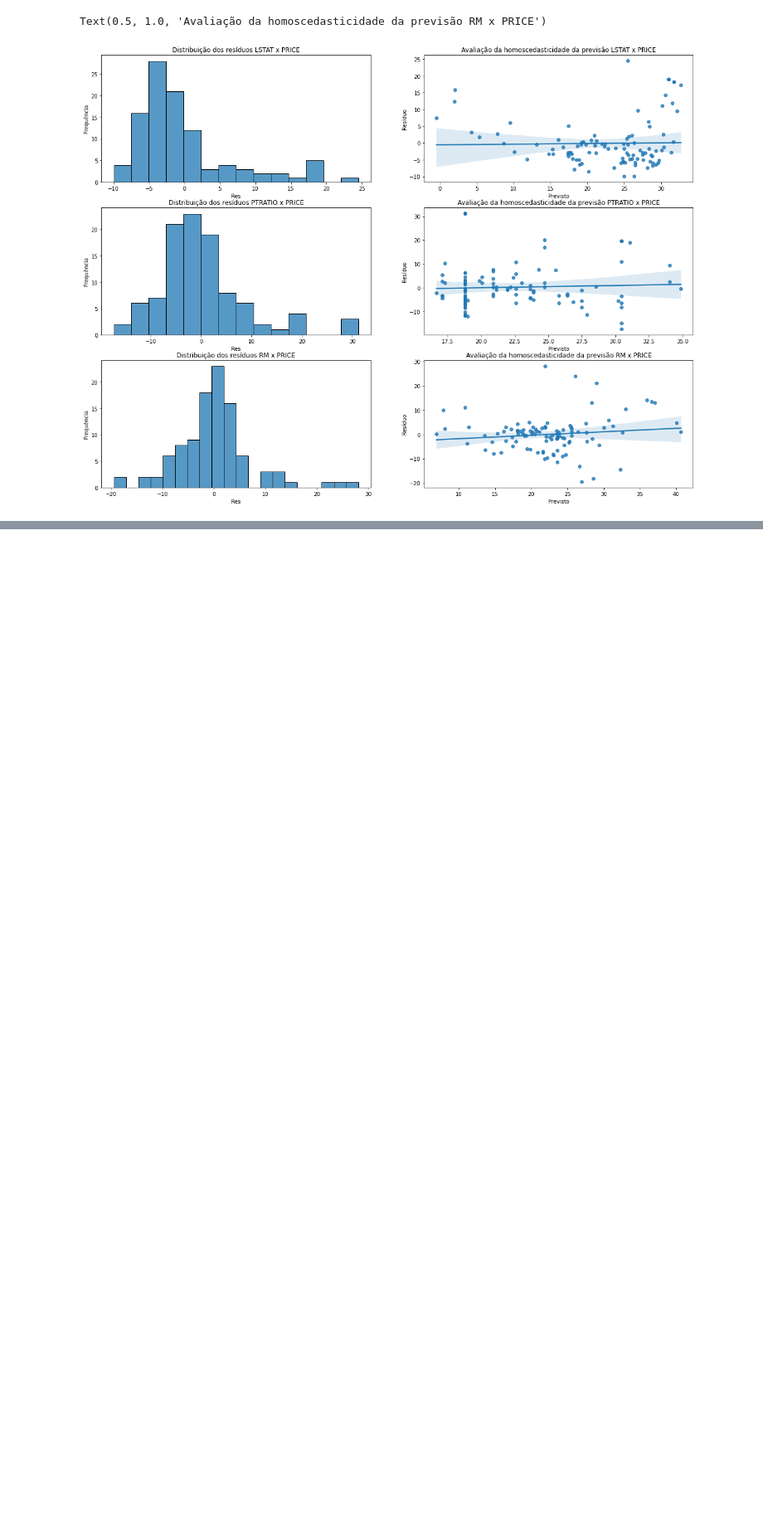
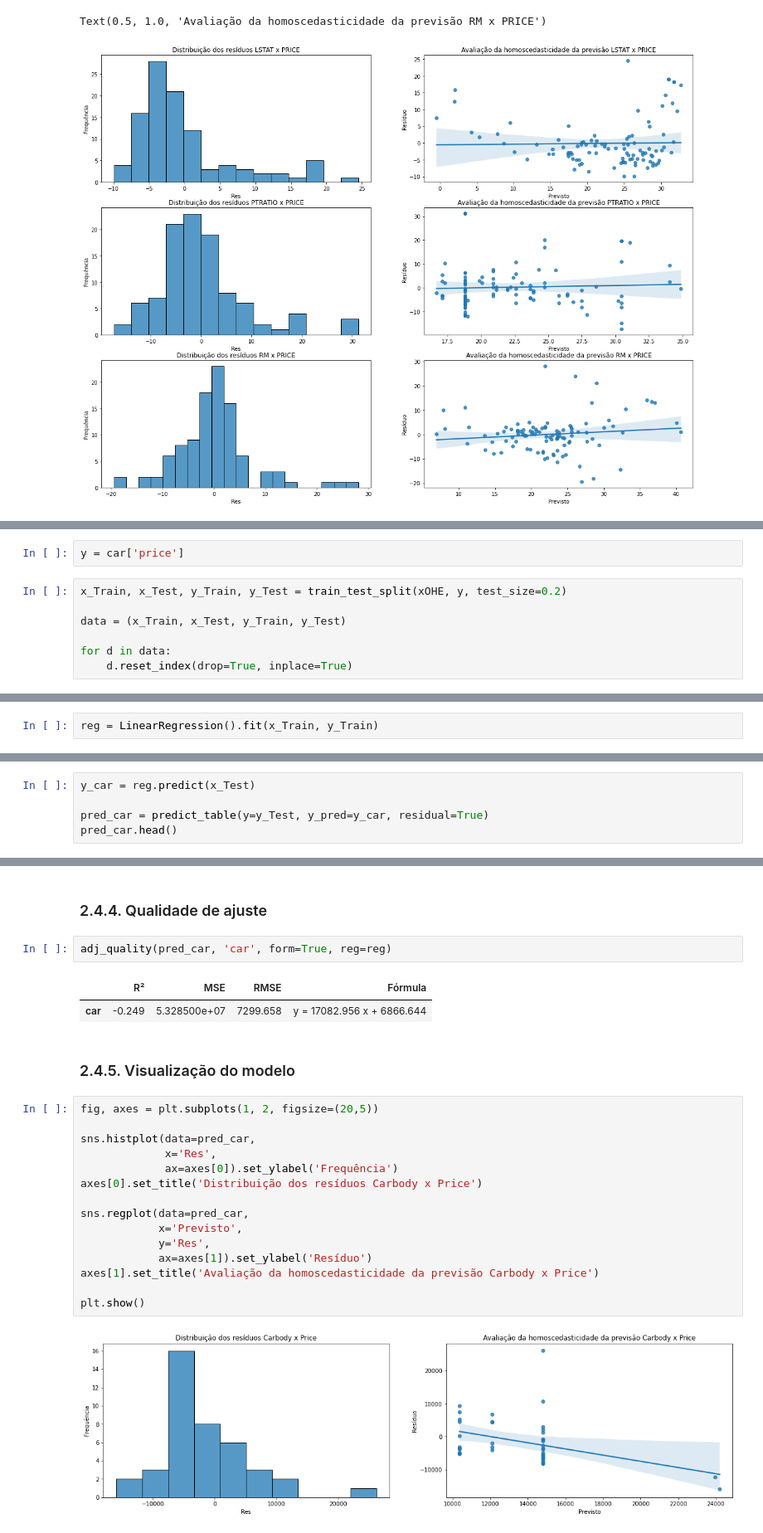
Before and after one commit to bruna-calistrate/Regression-SupervisedModels-Course, a Jupyter notebook: Exercícios.ipynb, the cells around one changed output, grey strips where cells are left out. Shown at 83% size. Drawn from its saved outputs; the diff is of its cells as text; blank space fills up the shorter version.

```diff
--- a/Exercícios.ipynb
+++ b/Exercícios.ipynb
@@ -410,0 +518,9 @@ LSTAT, por possuir o maior R² do grupo.
+# %%
+y = car['price']
+# %%
+x_Train, x_Test, y_Train, y_Test = train_test_split(xOHE, y, test_size=0.2)
+
+data = (x_Train, x_Test, y_Train, y_Test)
+
+for d in data:
+    d.reset_index(drop=True, inplace=True)
@@ -410,0 +529,2 @@ LSTAT, por possuir o maior R² do grupo.
+# %%
+reg = LinearRegression().fit(x_Train, y_Train)
@@ -410,0 +533,5 @@ LSTAT, por possuir o maior R² do grupo.
+# %%
+y_car = reg.predict(x_Test)
+
+pred_car = predict_table(y=y_Test, y_pred=y_car, residual=True)
+pred_car.head()
@@ -410,0 +545,26 @@ LSTAT, por possuir o maior R² do grupo.
+# %% [markdown]
+### 2.4.4. Qualidade de ajuste
+# %%
+adj_quality(pred_car, 'car', form=True, reg=reg)
+# %% [output]
+|  | R² | MSE | RMSE | Fórmula |
+| car | -0.249 | 5.328500e+07 | 7299.658 | y = 17082.956 x + 6866.644 |
+# %% [markdown]
+### 2.4.5. Visualização do modelo
+# %%
+fig, axes = plt.subplots(1, 2, figsize=(20,5))
+
+sns.histplot(data=pred_car,
+             x='Res',
+             ax=axes[0]).set_ylabel('Frequência')
+axes[0].set_title('Distribuição dos resíduos Carbody x Price')
+
+sns.regplot(data=pred_car,
+            x='Previsto',
+            y='Res',
+            ax=axes[1]).set_ylabel('Resíduo')
+axes[1].set_title('Avaliação da homoscedasticidade da previsão Carbody x Price')
+
+plt.show()
+# %% [output]
+[figure, added]
```
Also changed, not shown: parts of 37 cells of this notebook.
